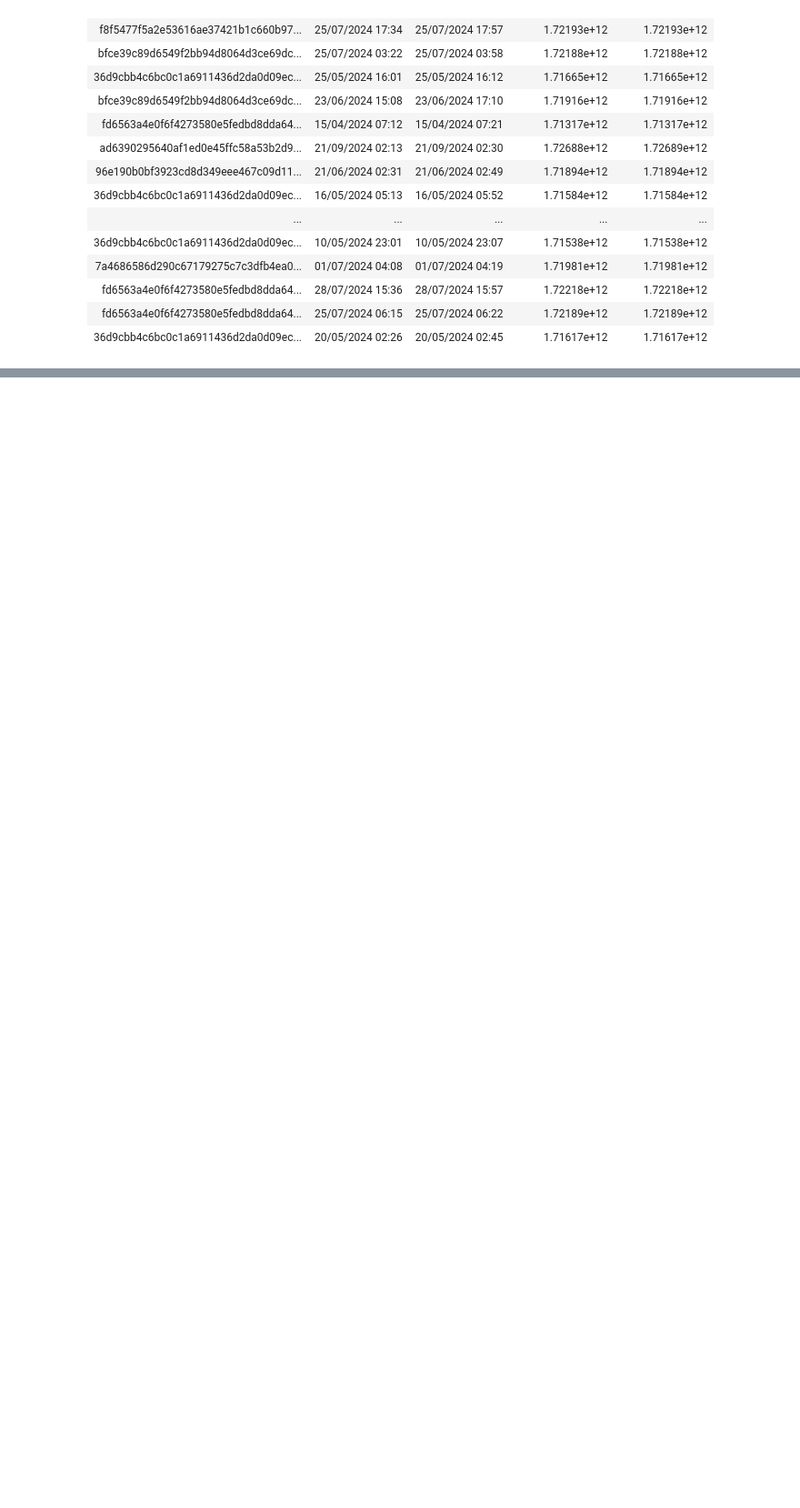
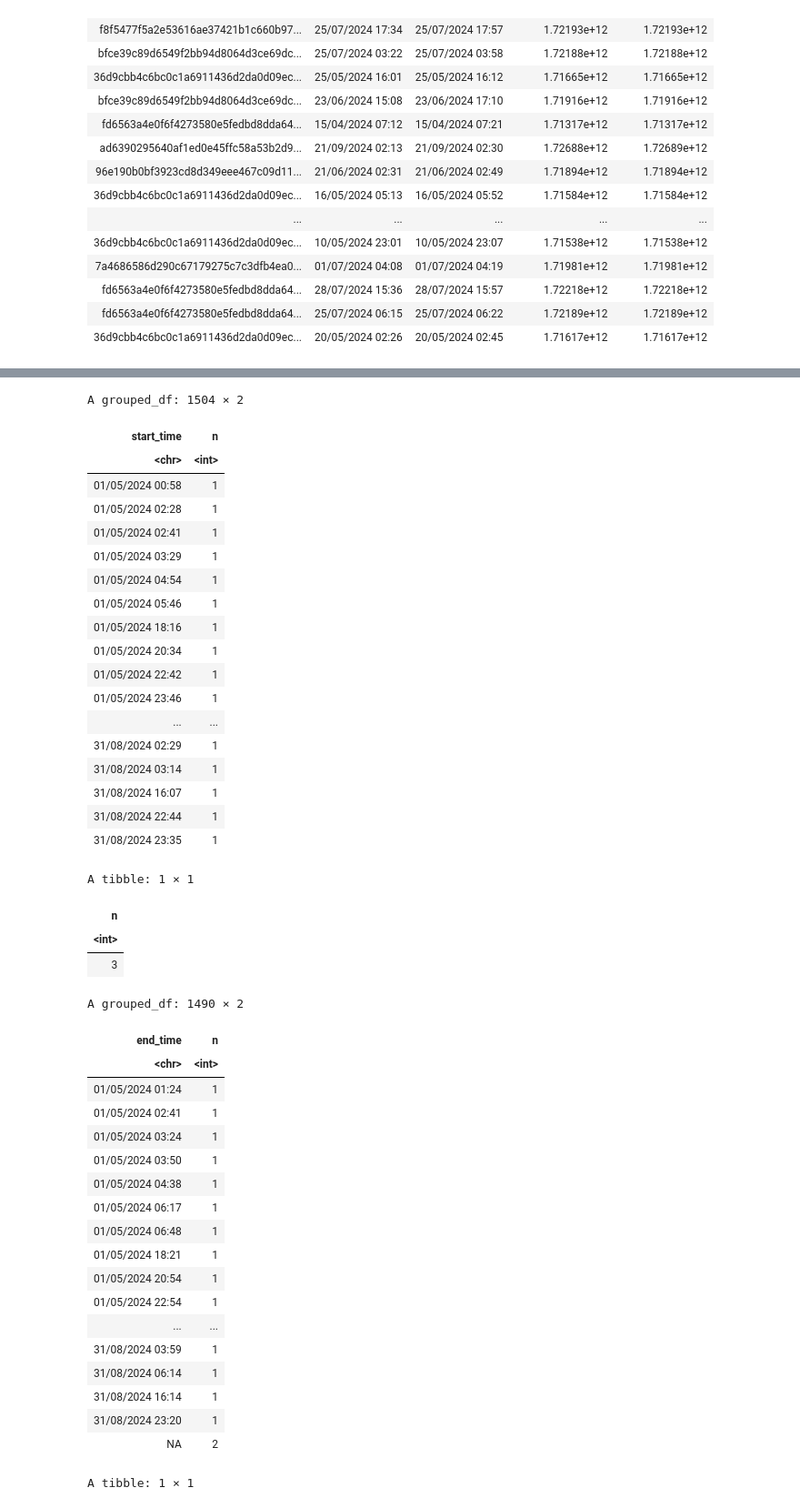
Before and after one commit to kirstenkam/dsci_project, a Jupyter notebook: individual_project_planning.ipynb, the cells around one changed output, grey strips where cells are left out. Shown at 91% size. Saved outputs shown, nothing was run; the diff lists cells and outputs as text; code cells hidden in the pictures; blank space fills up the shorter version.

```diff
--- a/individual_project_planning.ipynb
+++ b/individual_project_planning.ipynb
@@ -292,0 +345,65 @@ A spec_tbl_df: 1535 × 5
+# %%
+# Provide summmary statistics by determining if any sessions started or ended at the same time and the number that did.
+sessions_start <- sessions |>
+    group_by(start_time) |>
+    count()
+sessions_start
+
+sessions_start_max <- sessions_start |>
+    ungroup() |>
+    summarize(n = max(n))
+sessions_start_max
+
+sessions_end <- sessions |>
+    group_by(end_time) |>
+    count()
+sessions_end
+
+sessions_end_max <- sessions_end |>
+    ungroup() |>
+    summarize(n = max(n))
+sessions_end_max
+# %% [output]
+A grouped_df: 1504 × 2
+| start_time | n |
+| <chr> | <int> |
+| 01/05/2024 00:58 | 1 |
+| 01/05/2024 02:28 | 1 |
+| 01/05/2024 02:41 | 1 |
+| 01/05/2024 03:29 | 1 |
+| 01/05/2024 04:54 | 1 |
+| 01/05/2024 05:46 | 1 |
+| 01/05/2024 18:16 | 1 |
+| 01/05/2024 20:34 | 1 |
+| 01/05/2024 22:42 | 1 |
+| 01/05/2024 23:46 | 1 |
+| ... | ... |
+| 31/08/2024 02:29 | 1 |
+| 31/08/2024 03:14 | 1 |
+| 31/08/2024 16:07 | 1 |
+| 31/08/2024 22:44 | 1 |
+| 31/08/2024 23:35 | 1 |
+A tibble: 1 × 1
+| n |
+| <int> |
+| 3 |
+A grouped_df: 1490 × 2
+| end_time | n |
+| <chr> | <int> |
+| 01/05/2024 01:24 | 1 |
+| 01/05/2024 02:41 | 1 |
+| 01/05/2024 03:24 | 1 |
+| 01/05/2024 03:50 | 1 |
+| 01/05/2024 04:38 | 1 |
+| 01/05/2024 06:17 | 1 |
+| 01/05/2024 06:48 | 1 |
+| 01/05/2024 18:21 | 1 |
+| 01/05/2024 20:54 | 1 |
+| 01/05/2024 22:54 | 1 |
+| ... | ... |
+| 31/08/2024 03:59 | 1 |
+| 31/08/2024 06:14 | 1 |
+| 31/08/2024 16:14 | 1 |
+| 31/08/2024 23:20 | 1 |
+| NA | 2 |
+A tibble: 1 × 1
```
Also changed, not shown: parts of 7 cells of this notebook.
